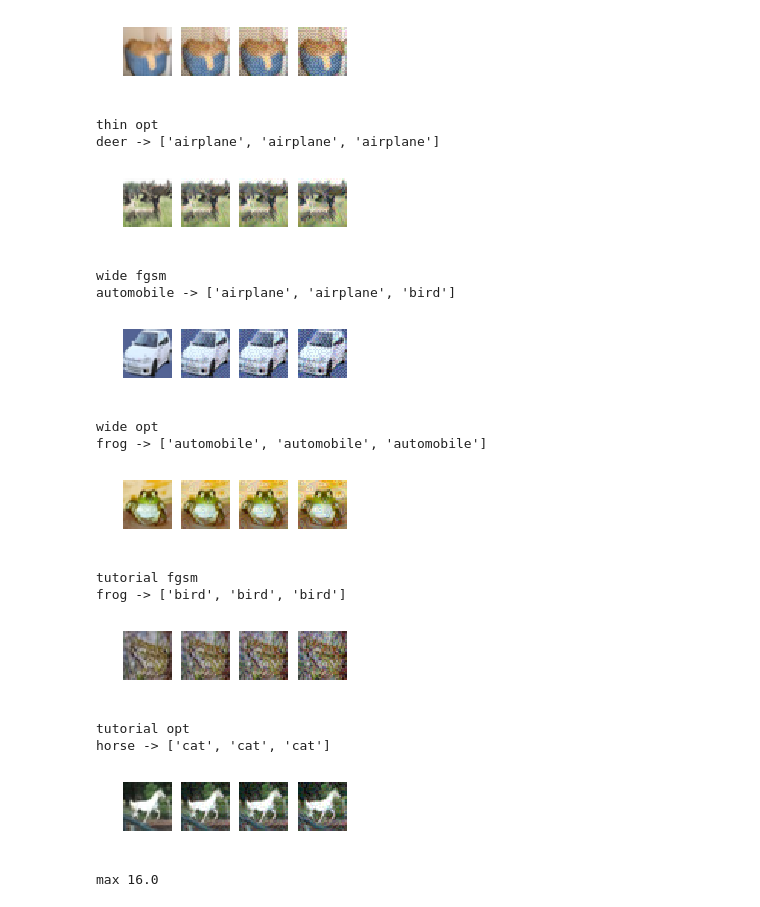
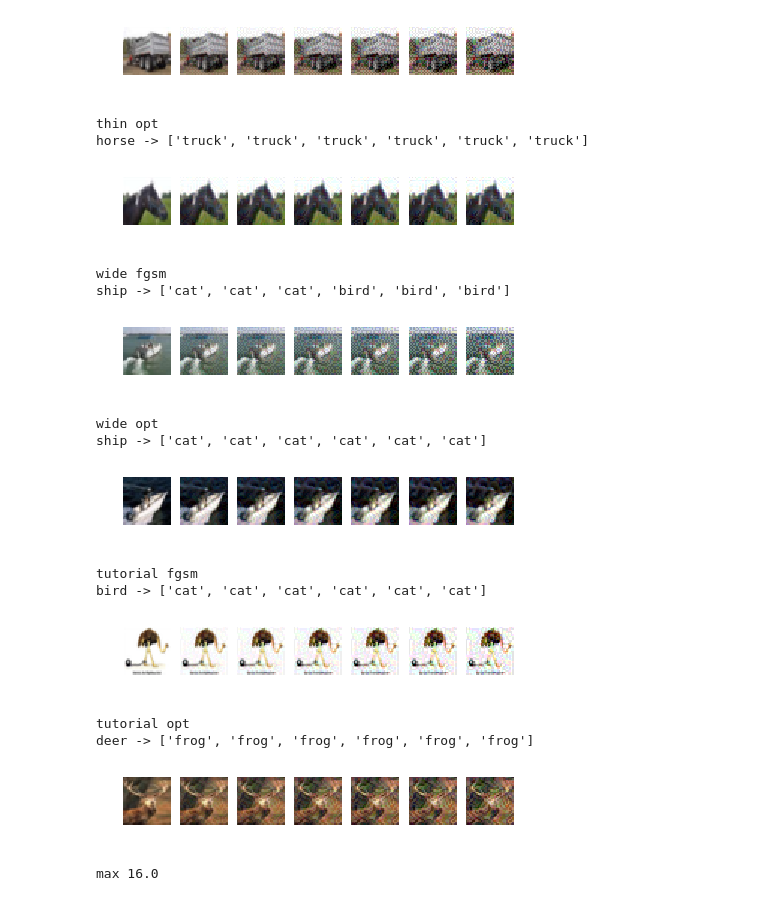
Before and after one commit to sunblaze-ucb/blackbox-attacks, a Jupyter notebook: view_test.ipynb, the cells around one changed output. Saved outputs shown, nothing was run; the diff lists cells and outputs as text; code cells hidden in the pictures.

Commit message:
new sample images

```diff
--- a/view_test.ipynb
+++ b/view_test.ipynb
@@ -7,7 +7,7 @@ names = ['airplane', 'automobile', 'bird', 'cat', 'deer', 'dog', 'frog', 'horse'
 # %%
 attacks = ['fgsm', 'opt']
 models = ['thin', 'wide', 'tutorial']
-epsilons = ['8', '12', '16']
+epsilons = ['8', '12', '16', '20', '24', '28']
 opt_offset = 6705
 gs = matplotlib.gridspec.GridSpec(1, len(epsilons) + 1)
 
@@ -50,19 +50,19 @@ cat -> ['cat', 'cat', 'bird']
-[figure, old version]
+[figure, new version]
 thin opt
-deer -> ['airplane', 'airplane', 'airplane']
+horse -> ['truck', 'truck', 'truck', 'truck', 'truck', 'truck']
-[figure, old version]
+[figure, new version]
 wide fgsm
-automobile -> ['airplane', 'airplane', 'bird']
+ship -> ['cat', 'cat', 'cat', 'bird', 'bird', 'bird']
-[figure, old version]
+[figure, new version]
 wide opt
-frog -> ['automobile', 'automobile', 'automobile']
+ship -> ['cat', 'cat', 'cat', 'cat', 'cat', 'cat']
-[figure, old version]
+[figure, new version]
 tutorial fgsm
-frog -> ['bird', 'bird', 'bird']
+bird -> ['cat', 'cat', 'cat', 'cat', 'cat', 'cat']
-[figure, old version]
+[figure, new version]
 tutorial opt
-horse -> ['cat', 'cat', 'cat']
+deer -> ['frog', 'frog', 'frog', 'frog', 'frog', 'frog']
-[figure, old version]
+[figure, new version]
 # %%
 adv = np.load('test_thin_fgsm_16.npy')
 # offset = 6705
```
Also changed, not shown: parts of 1 cell of this notebook.
